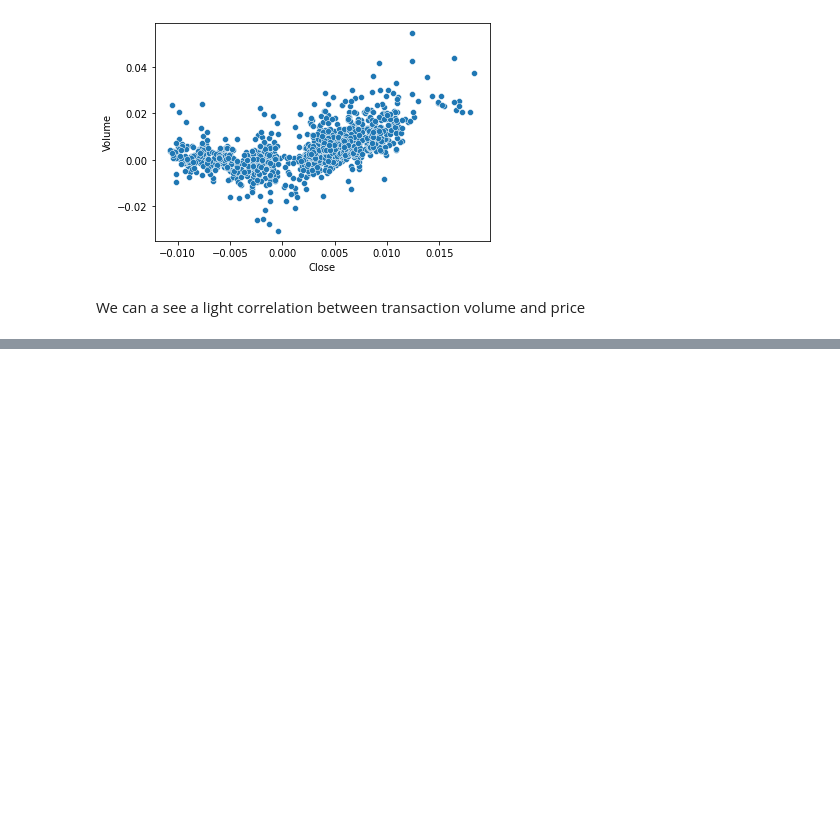
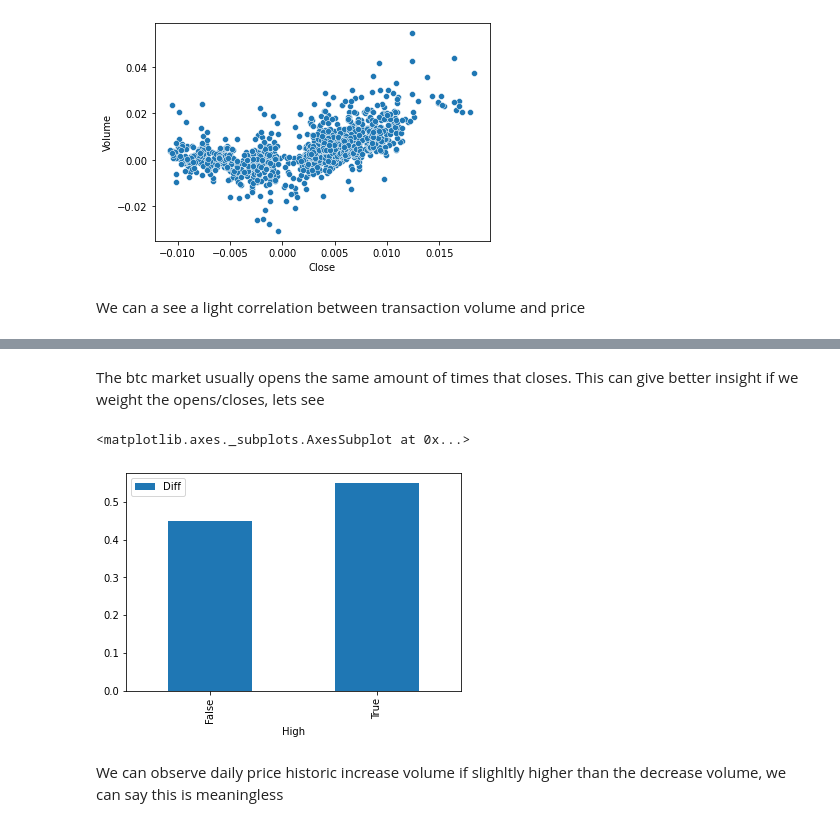
Before and after one commit to ElPapi42/data-fresh, a Jupyter notebook: notebook.ipynb, the cells around one changed output, grey strips where cells are left out. Cells and saved outputs as stored; diff of their text form; code cells hidden in the pictures; blank space fills up the shorter version.

```diff
--- a/notebook.ipynb
+++ b/notebook.ipynb
@@ -138,0 +153,14 @@ We can a see a light correlation between transaction volume and price
+# %% [markdown]
+The btc market usually opens the same amount of times that closes. This can give better insight if we weight the opens/closes, lets see
+# %%
+btc_diff = pd.DataFrame()
+btc_diff['Diff'] = daily_diff
+btc_diff['High'] = daily_diff > 0.0
+btc_diff = btc_diff.groupby(btc_diff['High']).sum()
+btc_diff = btc_diff.transform(lambda x: abs(x) / abs(daily_diff).sum())
+btc_diff.plot(kind='bar')
+# %% [output]
+<matplotlib.axes._subplots.AxesSubplot at 0x...>
+[figure, added]
+# %% [markdown]
+We can observe daily price historic increase volume if slighltly higher than the decrease volume, we can say this is meaningless
```
Also changed, not shown: parts of 4 cells of this notebook.
